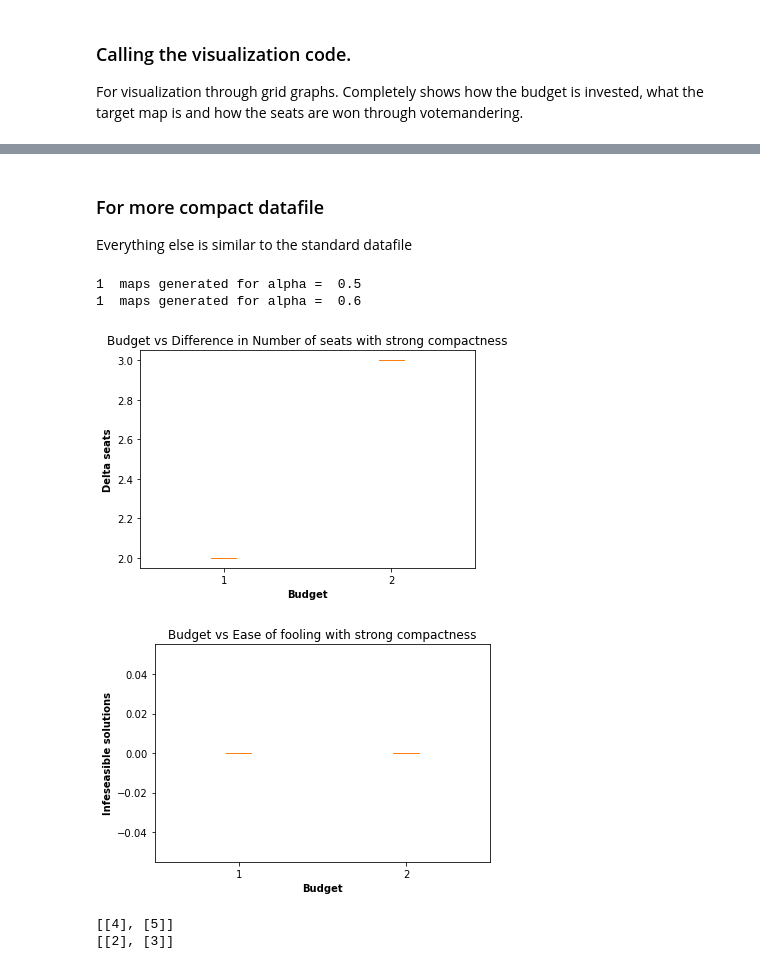
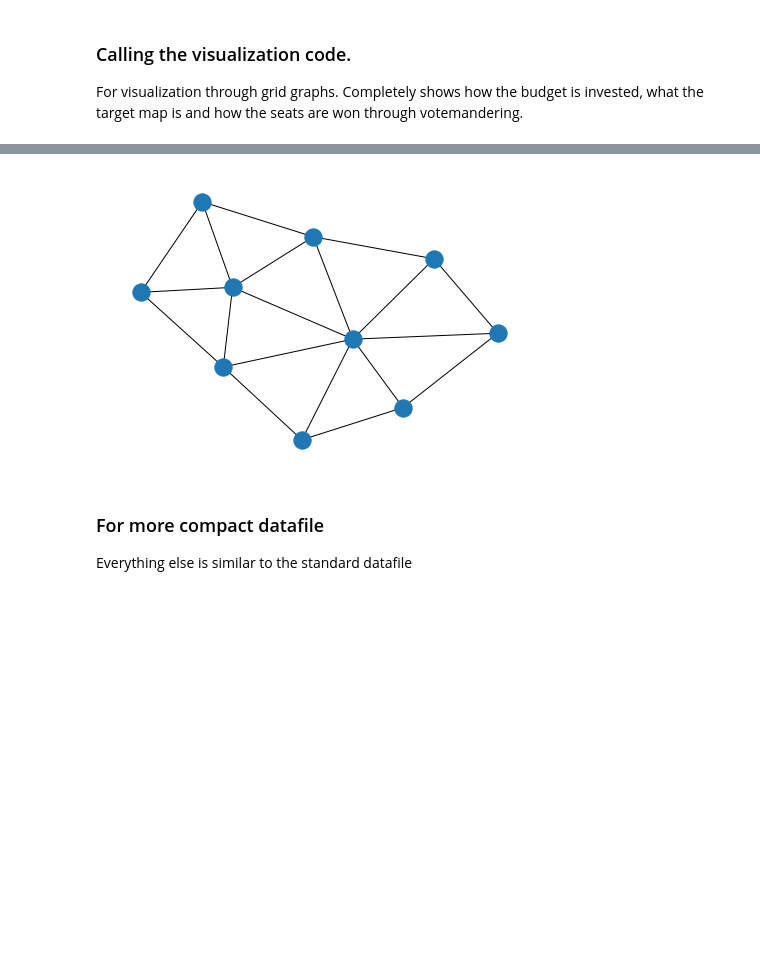
Before and after one commit to sylviasolo/Votemandering, a Jupyter notebook: RD_Gridgraphs.ipynb, the cells around one changed output, grey strips where cells are left out. Saved outputs shown, nothing was run; the diff lists cells and outputs as text; code cells hidden in the pictures; blank space fills up the shorter version.

```diff
--- a/RD_Gridgraphs.ipynb
+++ b/RD_Gridgraphs.ipynb
@@ -928,3 +903,18 @@ budget invested =  297.25105403449425
+# %%
+#A = nx.adjacency_matrix(G1)
+d = dict(zip( G.nodes(), targetmap))
+
+targetdict={}
+for i in range(max(targetmap)+1):
+    targetdict[i] = [key for key,value in d.items() if value == i]
+
+
+Q = nx.quotient_graph(G, targetdict)
+
+nx.draw(Q)
+#list(Q.edges())
+# %% [output]
+[figure, added]
 # %% [markdown]
 ### For more compact datafile
 
@@ -948,7 +938,7 @@ for alpha in alphaset:
 
     Numrange2 = []
     while len(Numrange2)<k:
-      initmapnumber = random.randint(0,10000)
+      initmapnumber = random.randint(0,rows)
       v1 = df0.iloc[initmapnumber].to_numpy()
       W = 0
       for i in range(0,NumberOfDistricts):
@@ -983,10 +973,8 @@ for alpha in alphaset:
       boxlistSeats2.append(difflist)
       boxlistInfeasibles2.append(InfList)
     d2[alpha] = boxlistSeats2
-# %% [output]
-1  maps generated for alpha =  0.5
-1  maps generated for alpha =  0.6
 # %%
+'''
 fig2 = plt.figure()
 ax2 = fig2.add_subplot(111)
 
@@ -1017,14 +1005,9 @@ bp = ax4.boxplot(boxlistInfeasibles2)
 fig4.savefig('myboxplot4.png')
 plt.show()
 #print(boxlistInfeasibles2)
-
+'''
 for alpha in alphaset:
     print(d2[alpha])
-# %% [output]
-[figure, removed]
-[figure, removed]
-[[4], [5]]
-[[2], [3]]
 # %%
 dfoo = pd.DataFrame(d2[alphaset[0]])
 dfoo.to_excel("outputcmpt.xlsx",
```
Also changed, not shown: parts of 13 cells of this notebook.
